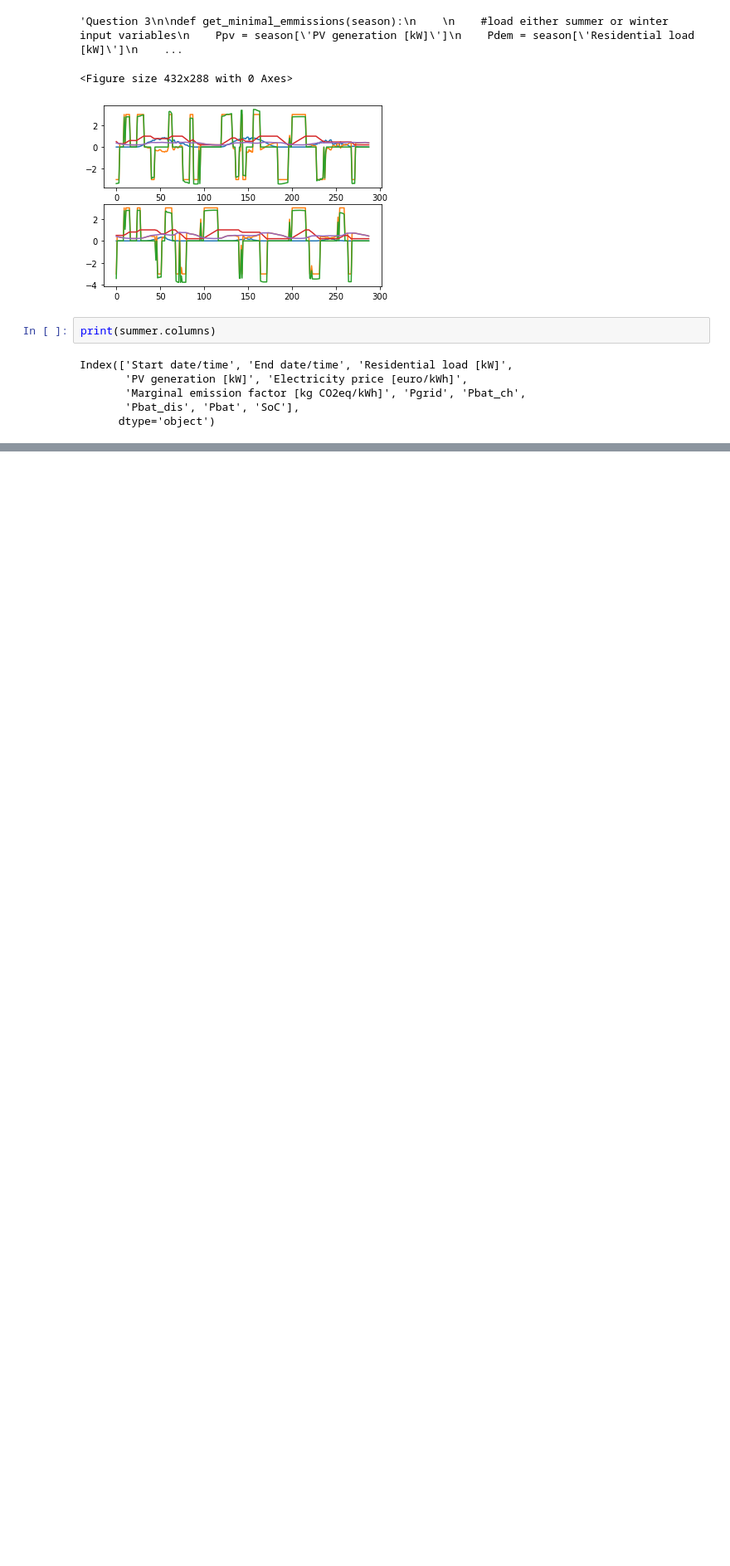
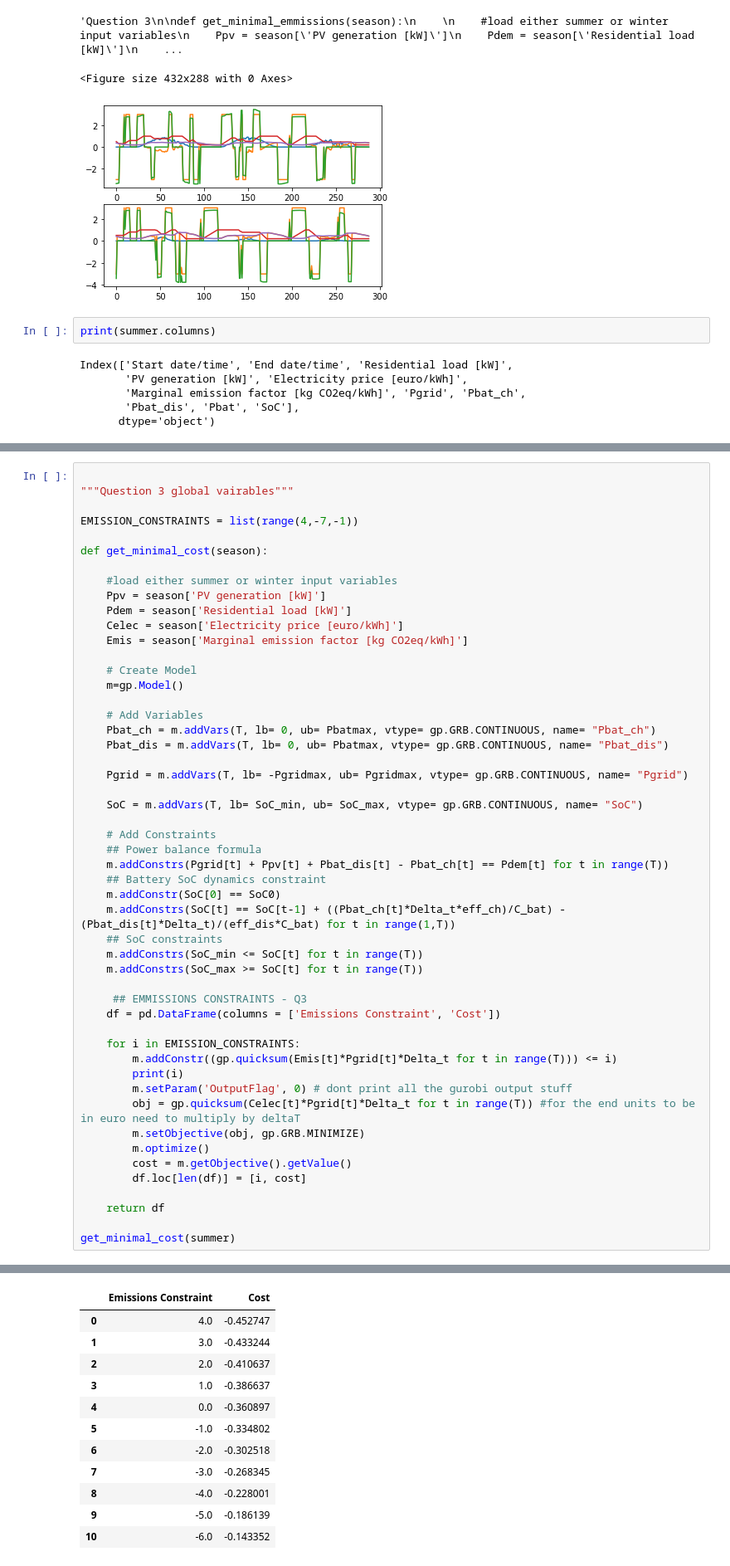
Before and after one commit to ncgarrood/UtrechtSmartDistrictPartB, a Jupyter notebook: Development.ipynb, the cells around one changed output, grey strips where cells are left out. Shown at 83% size. Cells and saved outputs as stored; diff of their text form; blank space fills up the shorter version.

```diff
--- a/Untitled.ipynb
+++ b/Development.ipynb
@@ -180,0 +186,52 @@ Index(['Start date/time', 'End date/time', 'Residential load [kW]',
+# %%
+
+"""Question 3 global vairables"""
+
+EMISSION_CONSTRAINTS = list(range(4,-7,-1))
+
+def get_minimal_cost(season):
+
+    #load either summer or winter input variables
+    Ppv = season['PV generation [kW]']
+    Pdem = season['Residential load [kW]']
+    Celec = season['Electricity price [euro/kWh]']
+    Emis = season['Marginal emission factor [kg CO2eq/kWh]']
+
+    # Create Model
+    m=gp.Model()
+
+    # Add Variables
+    Pbat_ch = m.addVars(T, lb= 0, ub= Pbatmax, vtype= gp.GRB.CONTINUOUS, name= "Pbat_ch")
+    Pbat_dis = m.addVars(T, lb= 0, ub= Pbatmax, vtype= gp.GRB.CONTINUOUS, name= "Pbat_dis")
+
+    Pgrid = m.addVars(T, lb= -Pgridmax, ub= Pgridmax, vtype= gp.GRB.CONTINUOUS, name= "Pgrid")
+
+    SoC = m.addVars(T, lb= SoC_min, ub= SoC_max, vtype= gp.GRB.CONTINUOUS, name= "SoC")
+
+    # Add Constraints
+    ## Power balance formula
+    m.addConstrs(Pgrid[t] + Ppv[t] + Pbat_dis[t] - Pbat_ch[t] == Pdem[t] for t in range(T))
+    ## Battery SoC dynamics constraint
+    m.addConstr(SoC[0] == SoC0)
+    m.addConstrs(SoC[t] == SoC[t-1] + ((Pbat_ch[t]*Delta_t*eff_ch)/C_bat) - (Pbat_dis[t]*Delta_t)/(eff_dis*C_bat) for t in range(1,T))
+    ## SoC constraints
+    m.addConstrs(SoC_min <= SoC[t] for t in range(T))
+    m.addConstrs(SoC_max >= SoC[t] for t in range(T))
+
+     ## EMMISSIONS CONSTRAINTS - Q3
+    df = pd.DataFrame(columns = ['Emissions Constraint', 'Cost'])
+
+    for i in EMISSION_CONSTRAINTS:
+        m.addConstr((gp.quicksum(Emis[t]*Pgrid[t]*Delta_t for t in range(T))) <= i)
+        print(i)
+        m.setParam('OutputFlag', 0) # dont print all the gurobi output stuff
+        obj = gp.quicksum(Celec[t]*Pgrid[t]*Delta_t for t in range(T)) #for the end units to be in euro need to multiply by deltaT
+        m.setObjective(obj, gp.GRB.MINIMIZE)
+        m.optimize()
+        cost = m.getObjective().getValue()
+        df.loc[len(df)] = [i, cost]
+
+    return df
+
+get_minimal_cost(summer)
+# %% [output]
@@ -180,0 +249,12 @@ Index(['Start date/time', 'End date/time', 'Residential load [kW]',
+|  | Emissions Constraint | Cost |
+| 0 | 4.0 | -0.452747 |
+| 1 | 3.0 | -0.433244 |
+| 2 | 2.0 | -0.410637 |
+| 3 | 1.0 | -0.386637 |
+| 4 | 0.0 | -0.360897 |
+| 5 | -1.0 | -0.334802 |
+| 6 | -2.0 | -0.302518 |
+| 7 | -3.0 | -0.268345 |
+| 8 | -4.0 | -0.228001 |
+| 9 | -5.0 | -0.186139 |
+| 10 | -6.0 | -0.143352 |
```
Also changed, not shown: parts of 3 cells of this notebook, 3 other files.
